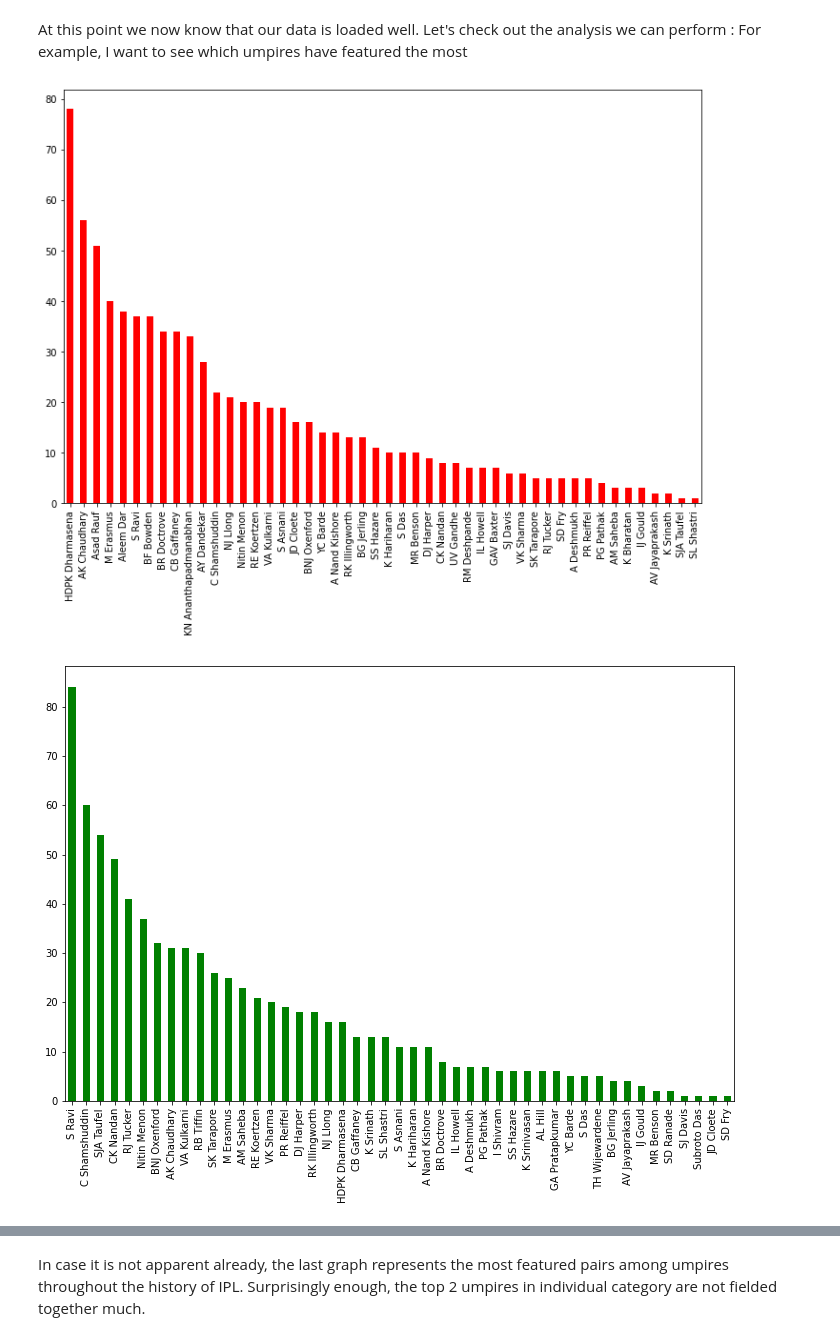
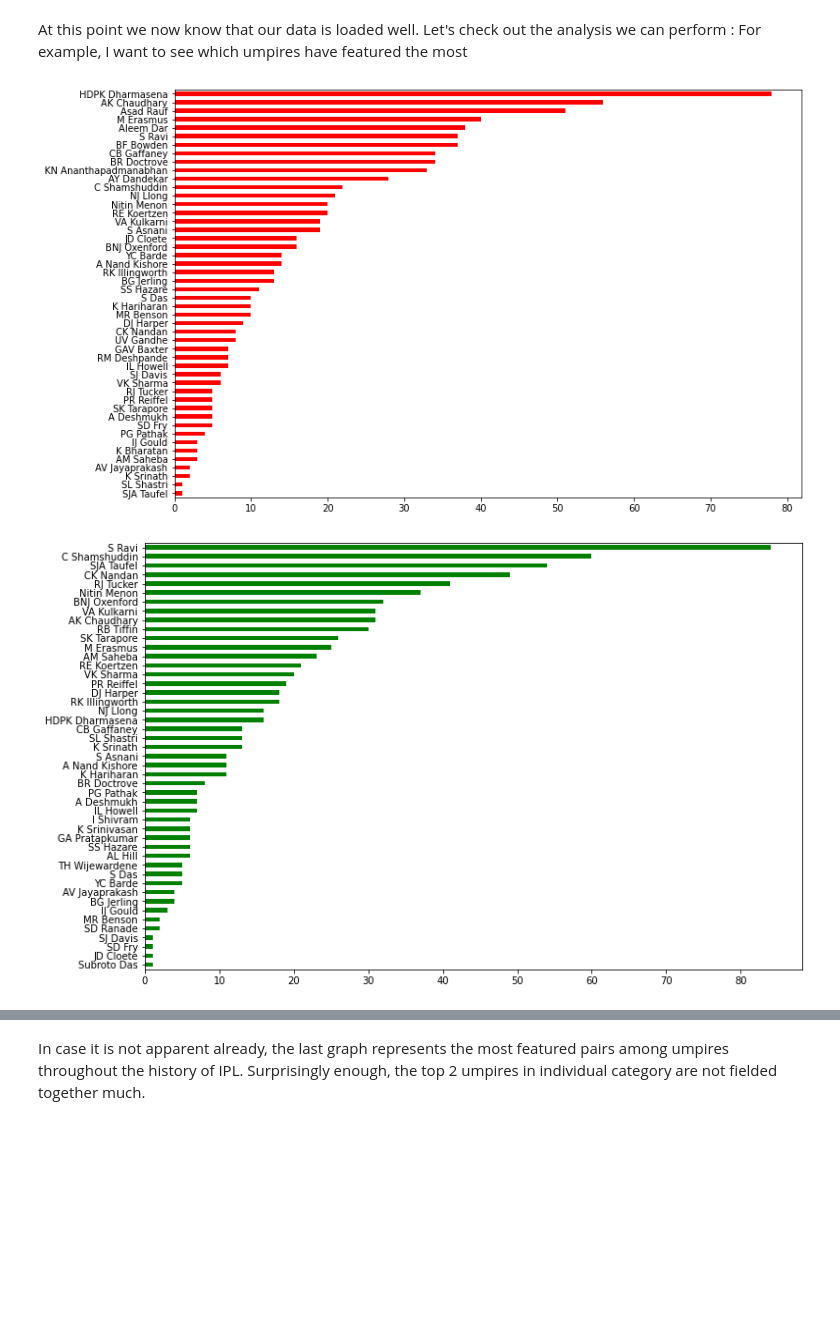
Before and after one commit to abhy-kumar/ipl-analysis, a Jupyter notebook: ipl_stats.ipynb, the cells around one changed output, grey strips where cells are left out. Saved outputs shown, nothing was run; the diff lists cells and outputs as text; code cells hidden in the pictures; blank space fills up the shorter version.

```diff
--- a/ipl_stats.ipynb
+++ b/ipl_stats.ipynb
@@ -27,18 +27,20 @@ Let's check out the analysis we can perform :
 For example, I want to see which umpires have featured the most
 # %%
 fig, ax = plt.subplots()
-df_o['umpire1'].value_counts().plot(ax=ax, kind='bar', color='red')
+df_o['umpire1'].value_counts().plot(ax=ax, kind='barh', color='red')
+ax.invert_yaxis()
 fig.set_size_inches(12, 8)
 fig.savefig('umpire1_frequency.png', dpi=100)
 # %% [output]
-[figure, old version]
+[figure, new version]
 # %%
 fig, ax = plt.subplots()
-df_o['umpire2'].value_counts().plot(ax=ax, kind='bar', color='green')
+df_o['umpire2'].value_counts().plot(ax=ax, kind='barh', color='green')
+ax.invert_yaxis()
 fig.set_size_inches(12, 8)
 fig.savefig('umpire2_frequency.png', dpi=100)
 # %% [output]
-[figure, old version]
+[figure, new version]
 # %%
 fig, ax = plt.subplots()
 count_umpires = df_o.groupby(['umpire1', 'umpire2']).size()
```
Also changed, not shown: parts of 1 cell of this notebook, 8 other files.
